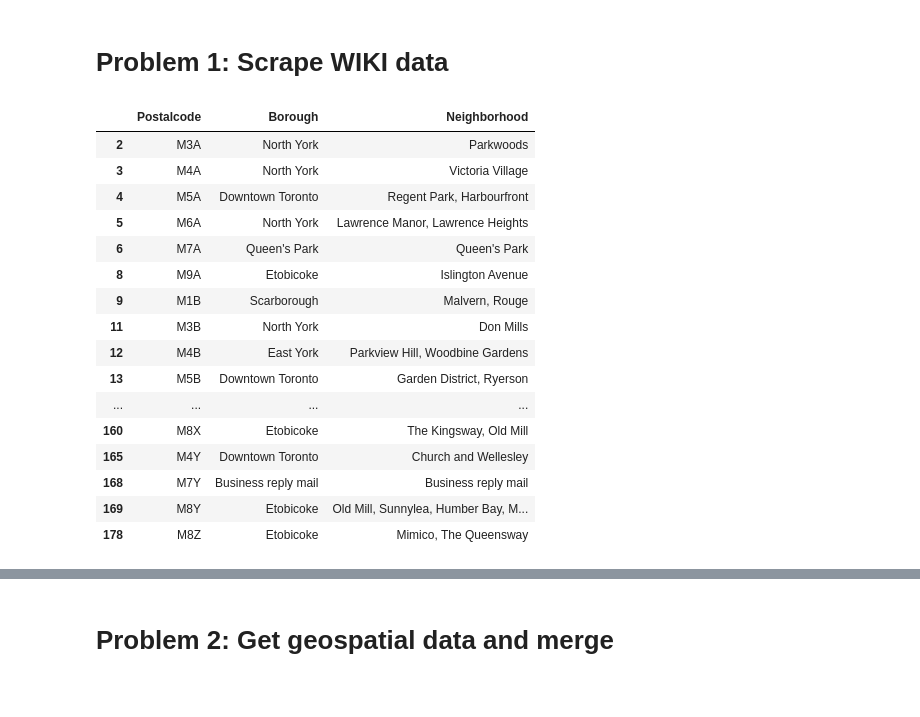
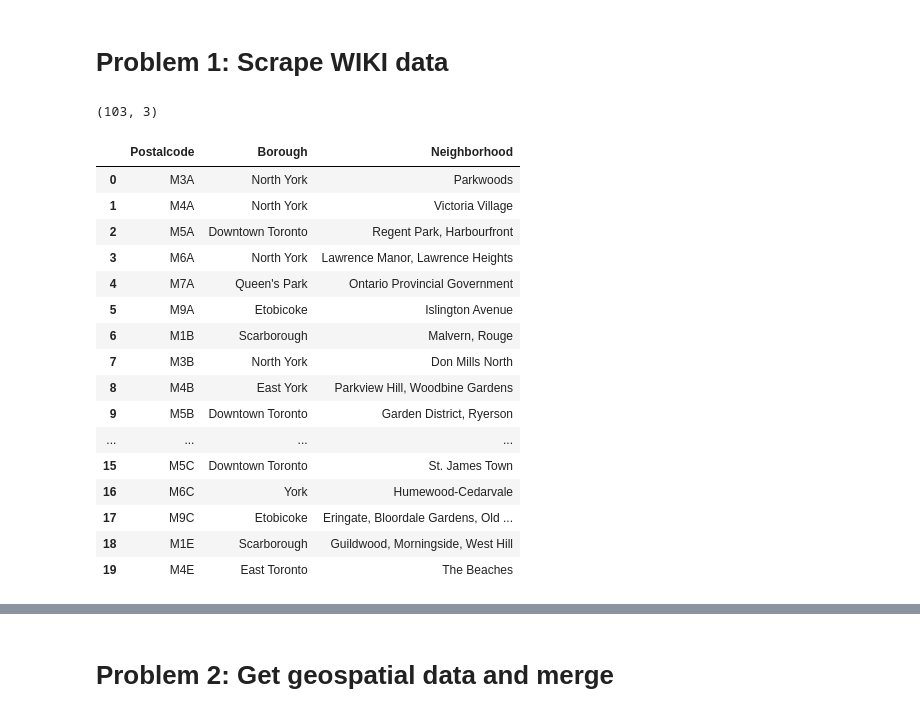
Before and after one commit to Napoleon0sam/Coursera_Capstone, a Jupyter notebook: Segmenting and Clustering Neighborhoods in Toronto.ipynb, the cells around one changed output, grey strips where cells are left out. Cells and saved outputs as stored; diff of their text form; code cells hidden in the pictures.

```diff
--- a/Segmenting and Clustering Neighborhoods in Toronto.ipynb
+++ b/Segmenting and Clustering Neighborhoods in Toronto.ipynb
@@ -33,63 +131,61 @@ Libraries imported.
 # %%
 import requests
 from bs4 import BeautifulSoup
 import pandas as pd
 
 url_postal = "https://en.wikipedia.org/wiki/List_of_postal_codes_of_Canada:_M"
 r = requests.get(url_postal)
 soup = BeautifulSoup(r.text, 'html.parser')
 table = soup.find('table')
 
 column_names=['Postalcode','Borough','Neighborhood']
 df_PBN = pd.DataFrame(columns=column_names)
 i_df = 0
 for each_tr in table.find_all('tr'):
     for each_td in each_tr.find_all('td'):
-        temp = each_td.find_all('b')
-        temp_p = temp[0].text
-        temp = each_td.find_all('i')
-        temp_b = 'Not assigned'
-        temp_n = 'Not assigned'
-
-        if len(temp) == 1:
-            df_PBN.loc[i_df] = [temp_p, temp_b, temp_n]
-        else:
-            temp = each_td.find_all('a')
-            if len(temp) > 0:
-                temp_b = temp[0].text
-                temp_n = []
-                for i in range(1, len(temp)):
-                    temp_n.append(temp[i].text)
-                if len(temp_n) > 0:
-                    temp_n = ', '.join(temp_n)
+        temp_p = each_td.p.b.text
+        temp_bn = each_td.span.text
+        if temp_bn == 'Not assigned':
+            continue
+            temp_b = 'Not assigned'
+            temp_n = 'Not assigned'
+        elif '(' in temp_bn:
+            temp_split = temp_bn.split('(')
+            temp_b = temp_split[0]
+            temp_n = []
+            for e in temp_split[1].split(' / '):
+                e = e.replace(')', ' ').strip()
+                temp_n.append(e)
+            if len(temp_n) > 0:
+                temp_n = ', '.join(temp_n)
+            else:
+                if temp_b != 'Not assigned':
+                    temp_n = temp_b
                 else:
                     temp_n = 'Not assigned'
-            else:
-                temp_b = 'Not assigned'
-                temp_n = 'Not assigned'
+
         df_PBN.loc[i_df] = [temp_p, temp_b, temp_n]
+        #print(df_PBN.loc[i_df])
         i_df += 1
 
-df_PBN = df_PBN[df_PBN['Borough'] != 'Not assigned']
-for i in df_PBN.index:
-    if df_PBN.loc[i, 'Neighborhood'] == 'Not assigned':
-         df_PBN.loc[i, 'Neighborhood'] =  df_PBN.loc[i, 'Borough']
-df_PBN
+print(df_PBN.shape)
+df_PBN.head(20)
 # %% [output]
+(103, 3)
 |  | Postalcode | Borough | Neighborhood |
-| 2 | M3A | North York | Parkwoods |
-| 3 | M4A | North York | Victoria Village |
-| 4 | M5A | Downtown Toronto | Regent Park, Harbourfront |
-| 5 | M6A | North York | Lawrence Manor, Lawrence Heights |
-| 6 | M7A | Queen's Park | Queen's Park |
-| 8 | M9A | Etobicoke | Islington Avenue |
-| 9 | M1B | Scarborough | Malvern, Rouge |
-| 11 | M3B | North York | Don Mills |
-| 12 | M4B | East York | Parkview Hill, Woodbine Gardens |
-| 13 | M5B | Downtown Toronto | Garden District, Ryerson |
+| 0 | M3A | North York | Parkwoods |
+| 1 | M4A | North York | Victoria Village |
+| 2 | M5A | Downtown Toronto | Regent Park, Harbourfront |
+| 3 | M6A | North York | Lawrence Manor, Lawrence Heights |
+| 4 | M7A | Queen's Park | Ontario Provincial Government |
+| 5 | M9A | Etobicoke | Islington Avenue |
+| 6 | M1B | Scarborough | Malvern, Rouge |
+| 7 | M3B | North York | Don Mills North |
+| 8 | M4B | East York | Parkview Hill, Woodbine Gardens |
+| 9 | M5B | Downtown Toronto | Garden District, Ryerson |
 | ... | ... | ... | ... |
-| 160 | M8X | Etobicoke | The Kingsway, Old Mill |
-| 165 | M4Y | Downtown Toronto | Church and Wellesley |
-| 168 | M7Y | Business reply mail | Business reply mail |
-| 169 | M8Y | Etobicoke | Old Mill, Sunnylea, Humber Bay, M... |
-| 178 | M8Z | Etobicoke | Mimico, The Queensway |
+| 15 | M5C | Downtown Toronto | St. James Town |
+| 16 | M6C | York | Humewood-Cedarvale |
+| 17 | M9C | Etobicoke | Eringate, Bloordale Gardens, Old ... |
+| 18 | M1E | Scarborough | Guildwood, Morningside, West Hill |
+| 19 | M4E | East Toronto | The Beaches |
```
Also changed, not shown: parts of 27 cells of this notebook, 3 other files.
